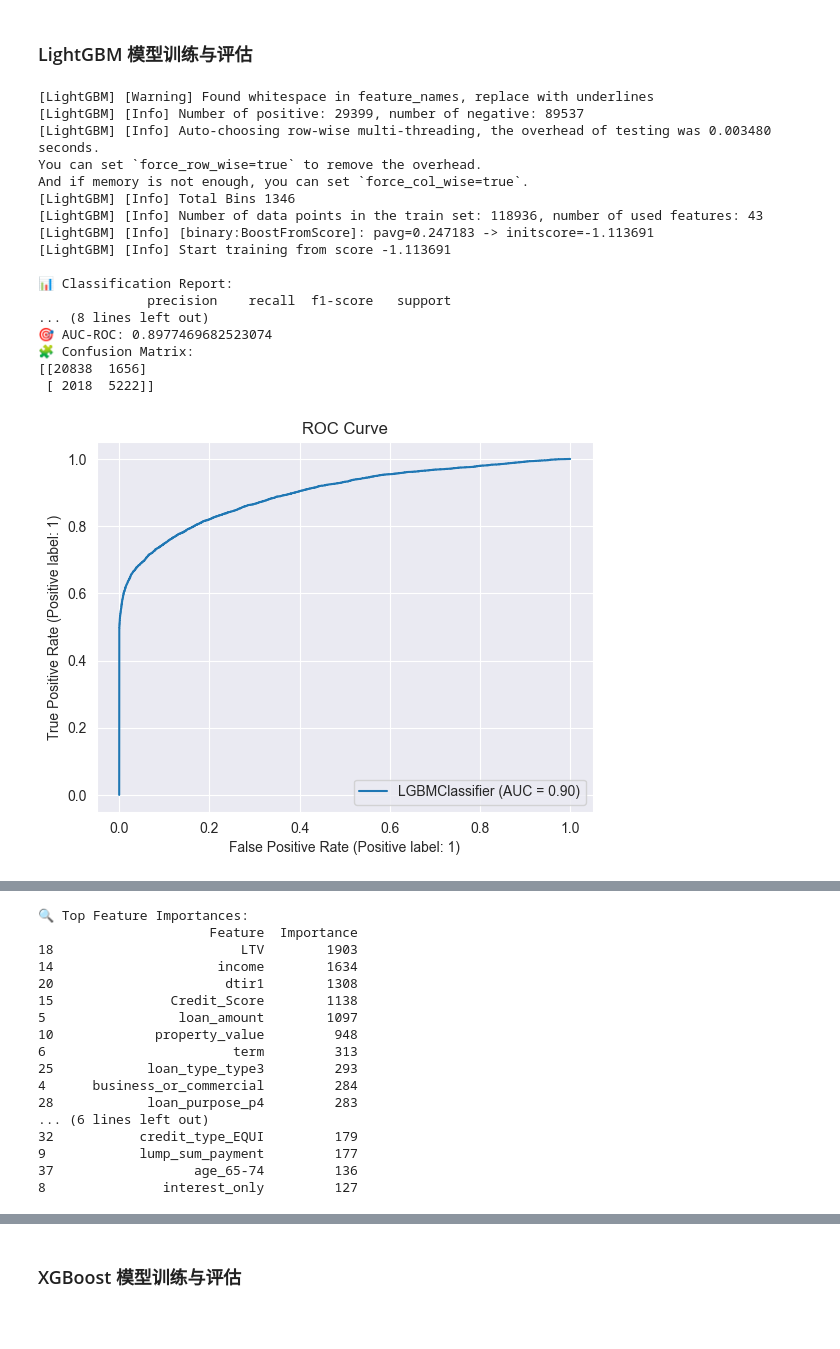
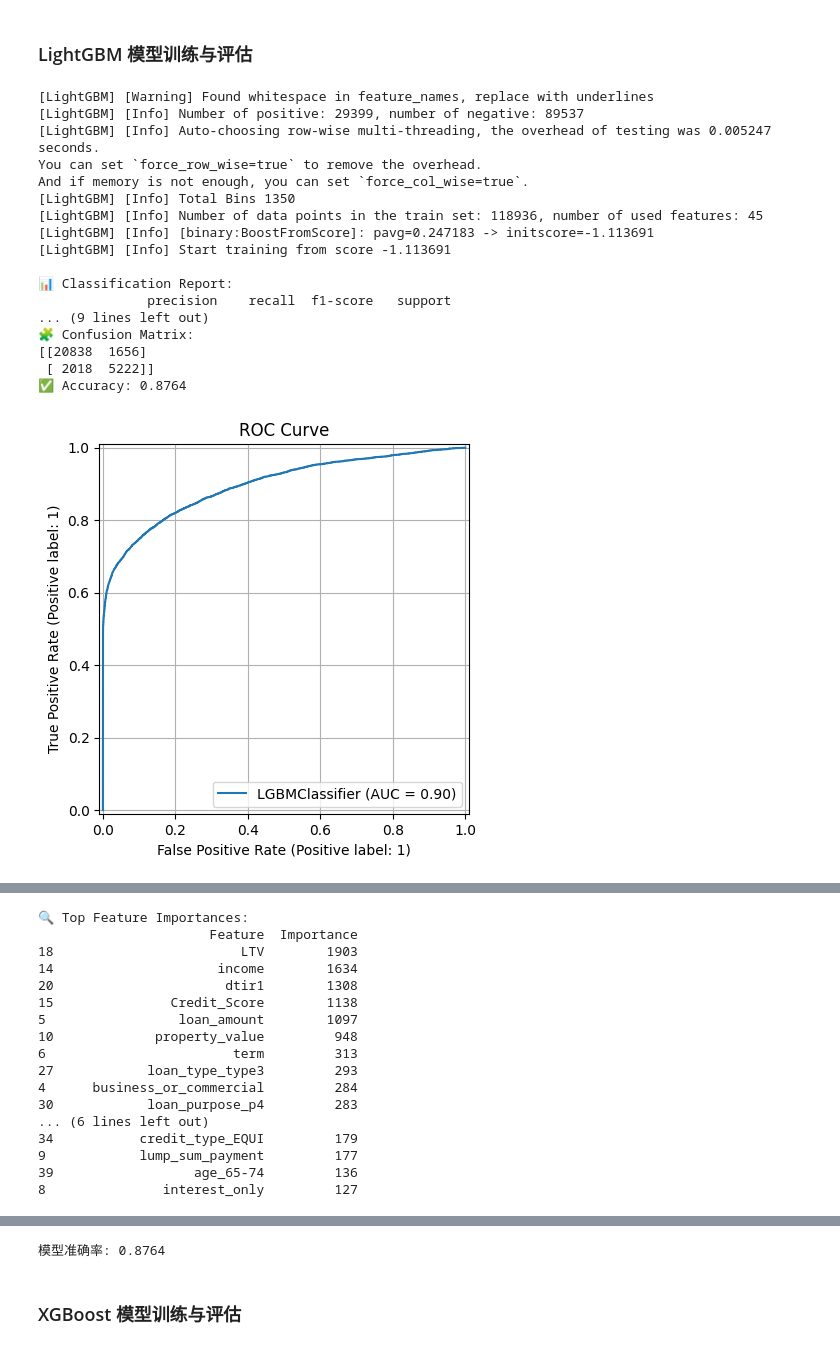
Before and after one commit to UlanqabBadGuy/MLTF, a Jupyter notebook: loan/model.ipynb, the cells around one changed output, grey strips where cells are left out. Saved outputs shown, nothing was run; the diff lists cells and outputs as text; code cells hidden in the pictures; blank space fills up the shorter version.

Commit message:
modified:   loan/CatBoost.py 	modified:   loan/LReg.py 	modified:   loan/LightGBM.py 	modified:   loan/MLPTrainer.py 	modified:   loan/XGBoost.py 	modified:   loan/model.ipynb

```diff
--- a/loan/model.ipynb
+++ b/loan/model.ipynb
@@ -247,0 +256,32 @@ print(f"检测到 {len(outlier_rows)} 个异常值")
+# %%
+# 计算 Z-Score 识别异常值
+numeric_cols = ["loan_amount", "property_value"]
+z_scores = np.abs(df[numeric_cols].apply(zscore))
+
+# 设定阈值
+threshold = 3
+outliers = z_scores > threshold
+
+# 在原 DataFrame 中标记异常值
+df["loan_amount_outlier"] = outliers["loan_amount"]
+df["property_value_outlier"] = outliers["property_value"]
+
+# 统计每种 Status 下的异常值个数
+outlier_counts = df.groupby("Status")[["loan_amount_outlier", "property_value_outlier"]].sum().reset_index()
+outlier_counts = outlier_counts.melt(id_vars="Status", var_name="Feature", value_name="Outlier Count")
+
+# 设置颜色风格
+plt.figure(figsize=(10, 6))
+ax = sns.barplot(data=outlier_counts, x="Feature", y="Outlier Count", hue="Status", palette=["blue", "red"])
+
+# 设置标题和标签
+plt.xlabel("Feature")
+plt.ylabel("Number of Outliers")
+plt.title("Distribution of Loan Amount & Property Value Outliers by Default Status")
+
+# 获取当前图例并修改标签
+handles, labels = ax.get_legend_handles_labels()
+plt.legend(handles=handles, labels=["Not Defaulted (0)", "Defaulted (1)"], title="Status")
+
+# 显示图表
+plt.show()
@@ -247,0 +292,2 @@ print(f"检测到 {len(outlier_rows)} 个异常值")
+# %%
+df["loan_amount"] = np.log1p(df["loan_amount"])
@@ -459,39 +569,41 @@ KeyboardInterrupt:
 # # 4. ROC 曲线
 # RocCurveDisplay.from_estimator(model, X_test, y_test)
 # plt.title("ROC Curve")
 # plt.grid(True)
 # plt.show()
 #
 # # 5. 混淆矩阵图
 # ConfusionMatrixDisplay.from_predictions(y_test, y_pred)
 # plt.title("Confusion Matrix")
 # plt.grid(False)
 # plt.show()
 # 初始化并训练
 model = LightGBMLoanModel(categorical_features=[])
 model.fit(X_train, y_train)
-
-# 评估模型
 model.evaluate(X_test, y_test)
-
 # 查看特征重要性
 model.feature_importance(X_train)
+
+
+metrics = model.evaluate(X_test, y_test, return_metrics=True)
+LightGBM = metrics['accuracy']
+print(f"模型准确率: {LightGBM:.4f}")
 # %% [output]
 [LightGBM] [Warning] Found whitespace in feature_names, replace with underlines
 [LightGBM] [Info] Number of positive: 29399, number of negative: 89537
-[LightGBM] [Info] Auto-choosing row-wise multi-threading, the overhead of testing was 0.003480 seconds.
+[LightGBM] [Info] Auto-choosing row-wise multi-threading, the overhead of testing was 0.005247 seconds.
 You can set `force_row_wise=true` to remove the overhead.
 And if memory is not enough, you can set `force_col_wise=true`.
-[LightGBM] [Info] Total Bins 1346
-[LightGBM] [Info] Number of data points in the train set: 118936, number of used features: 43
+[LightGBM] [Info] Total Bins 1350
+[LightGBM] [Info] Number of data points in the train set: 118936, number of used features: 45
 [LightGBM] [Info] [binary:BoostFromScore]: pavg=0.247183 -> initscore=-1.113691
 [LightGBM] [Info] Start training from score -1.113691
 
 📊 Classification Report:
               precision    recall  f1-score   support
-... (8 lines left out)
-🎯 AUC-ROC: 0.8977469682523074
+... (9 lines left out)
 🧩 Confusion Matrix:
 [[20838  1656]
  [ 2018  5222]]
+✅ Accuracy: 0.8764
-[figure, old version]
+[figure, new version]
@@ -505,11 +617,11 @@ And if memory is not enough, you can set `force_col_wise=true`.
 5                 loan_amount        1097
 10             property_value         948
 6                        term         313
-25            loan_type_type3         293
+27            loan_type_type3         293
 4      business_or_commercial         284
-28            loan_purpose_p4         283
+30            loan_purpose_p4         283
 ... (6 lines left out)
-32           credit_type_EQUI         179
+34           credit_type_EQUI         179
 9            lump_sum_payment         177
-37                  age_65-74         136
+39                  age_65-74         136
 8               interest_only         127
@@ -534,3 +629,4 @@ And if memory is not enough, you can set `force_col_wise=true`.
+模型准确率: 0.8764
 # %% [markdown]
 ### XGBoost 模型训练与评估
 # %%
```
Also changed, not shown: parts of 20 cells of this notebook, 10 other files.
